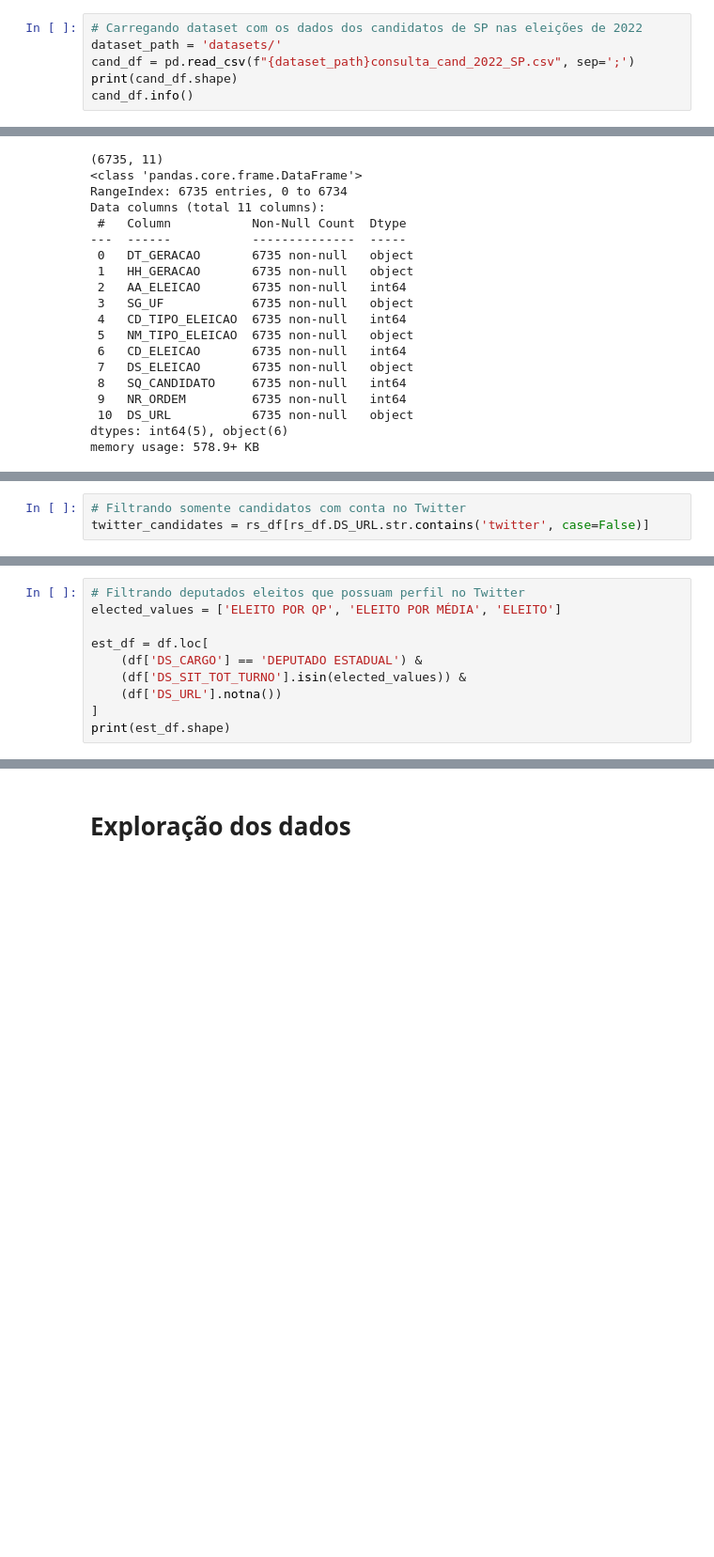
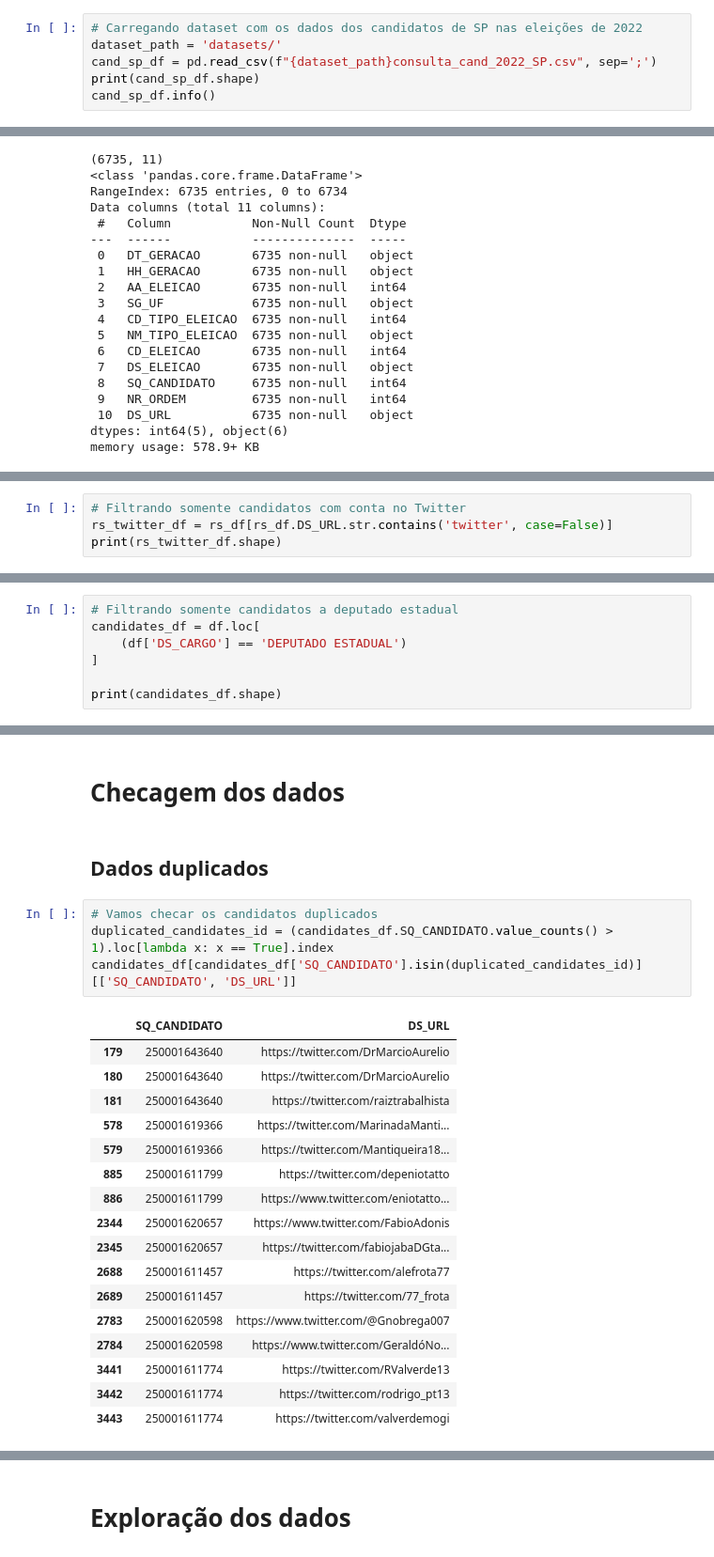
Before and after one commit to thiago-paim/projeto-tera, a Jupyter notebook: candidates.ipynb, the cells around one changed output, grey strips where cells are left out. Shown at 94% size. Drawn from its saved outputs; the diff is of its cells as text; blank space fills up the shorter version.

```diff
--- a/candidates.ipynb
+++ b/candidates.ipynb
@@ -19,9 +19,9 @@ pd.options.display.float_format = '{:,.2f}'.format
 # %%
 # Carregando dataset com os dados dos candidatos de SP nas eleições de 2022
 dataset_path = 'datasets/'
-cand_df = pd.read_csv(f"{dataset_path}consulta_cand_2022_SP.csv", sep=';')
-print(cand_df.shape)
-cand_df.info()
+cand_sp_df = pd.read_csv(f"{dataset_path}consulta_cand_2022_SP.csv", sep=';')
+print(cand_sp_df.shape)
+cand_sp_df.info()
 # %% [output]
 (3659, 71)
 <class 'pandas.core.frame.DataFrame'>
@@ -72,3 +70,4 @@ rs_df[rs_df.DS_URL.str.contains('twitter', case=False)].shape
 # %%
 # Filtrando somente candidatos com conta no Twitter
-twitter_candidates = rs_df[rs_df.DS_URL.str.contains('twitter', case=False)]
+rs_twitter_df = rs_df[rs_df.DS_URL.str.contains('twitter', case=False)]
+print(rs_twitter_df.shape)
@@ -83,11 +82,8 @@ df.shape
 # %%
-# Filtrando deputados eleitos que possuam perfil no Twitter
-elected_values = ['ELEITO POR QP', 'ELEITO POR MÉDIA', 'ELEITO']
+# Filtrando somente candidatos a deputado estadual
+candidates_df = df.loc[
+    (df['DS_CARGO'] == 'DEPUTADO ESTADUAL')
+]
 
-est_df = df.loc[
-    (df['DS_CARGO'] == 'DEPUTADO ESTADUAL') &
-    (df['DS_SIT_TOT_TURNO'].isin(elected_values)) &
-    (df['DS_URL'].notna())
-]
-print(est_df.shape)
+print(candidates_df.shape)
 # %% [output]
@@ -109,0 +91,26 @@ est_df[est_df.SQ_CANDIDATO == 250001611799]
+# %% [markdown]
+# Checagem dos dados
+# %% [markdown]
+## Dados duplicados
+# %%
+# Vamos checar os candidatos duplicados
+duplicated_candidates_id = (candidates_df.SQ_CANDIDATO.value_counts() > 1).loc[lambda x: x == True].index
+candidates_df[candidates_df['SQ_CANDIDATO'].isin(duplicated_candidates_id)][['SQ_CANDIDATO', 'DS_URL']]
+# %% [output]
+|  | SQ_CANDIDATO | DS_URL |
+| 179 | 250001643640 | https://twitter.com/DrMarcioAurelio |
+| 180 | 250001643640 | https://twitter.com/DrMarcioAurelio |
+| 181 | 250001643640 | https://twitter.com/raiztrabalhista |
+| 578 | 250001619366 | https://twitter.com/MarinadaManti... |
+| 579 | 250001619366 | https://twitter.com/Mantiqueira18... |
+| 885 | 250001611799 | https://twitter.com/depeniotatto |
+| 886 | 250001611799 | https://www.twitter.com/eniotatto... |
+| 2344 | 250001620657 | https://www.twitter.com/FabioAdonis |
+| 2345 | 250001620657 | https://twitter.com/fabiojabaDGta... |
+| 2688 | 250001611457 | https://twitter.com/alefrota77 |
+| 2689 | 250001611457 | https://twitter.com/77_frota |
+| 2783 | 250001620598 | https://www.twitter.com/@Gnobrega007 |
+| 2784 | 250001620598 | https://www.twitter.com/GeraldóNo... |
+| 3441 | 250001611774 | https://twitter.com/RValverde13 |
+| 3442 | 250001611774 | https://twitter.com/rodrigo_pt13 |
+| 3443 | 250001611774 | https://twitter.com/valverdemogi |
```
Also changed, not shown: parts of 27 cells of this notebook.
